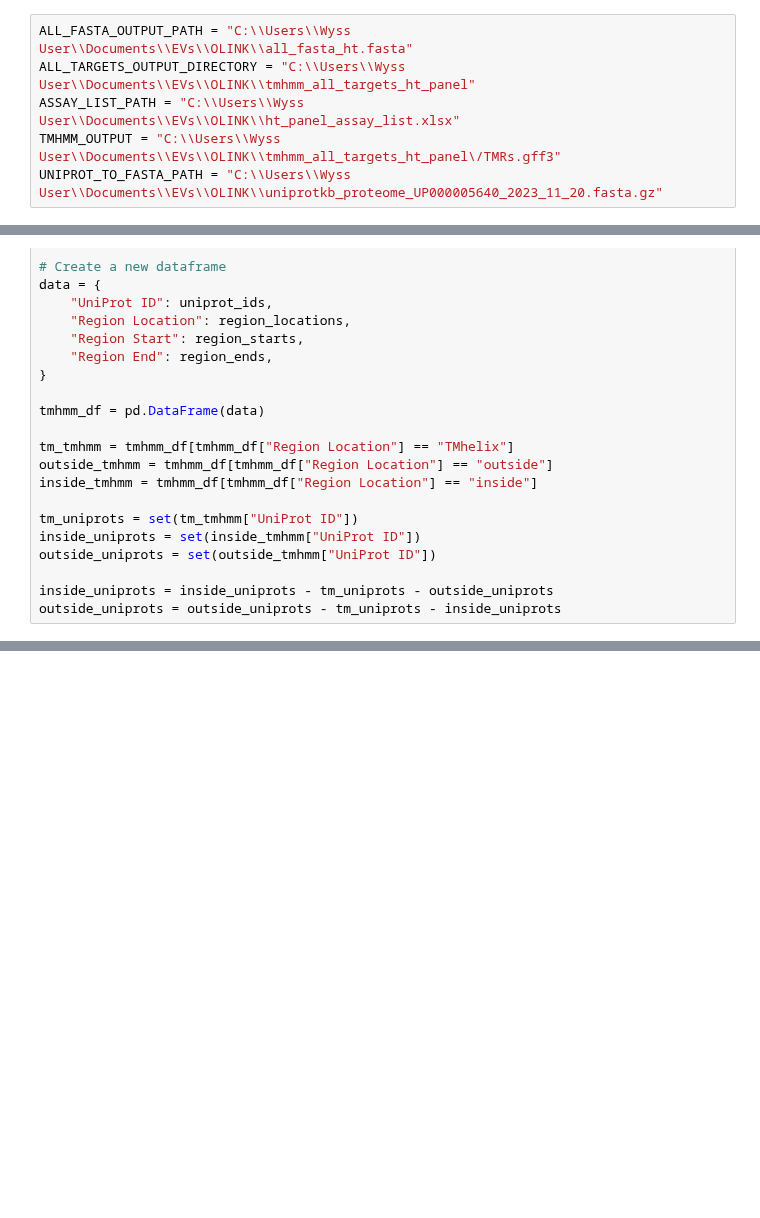
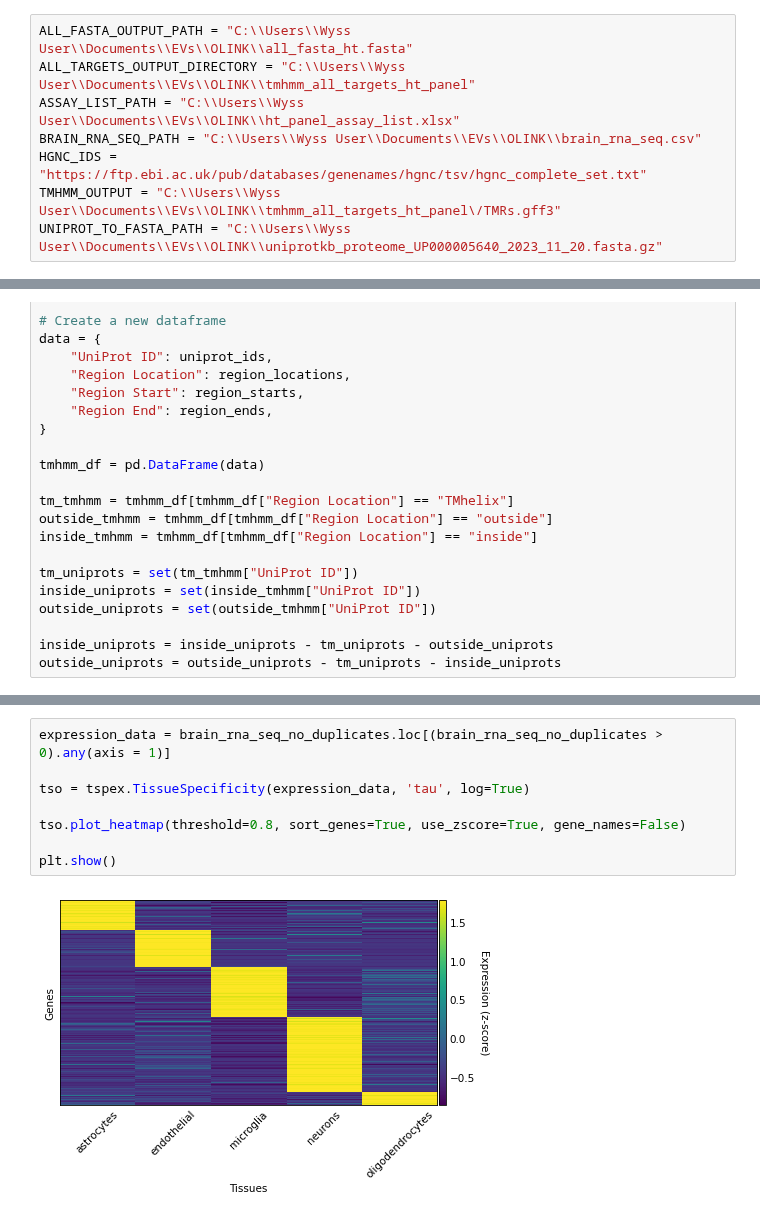
Before and after one commit to Walt-Lab/bdev_mass_spec, a Jupyter notebook: HT_analysis.ipynb, the cells around one changed output, grey strips where cells are left out. Drawn from its saved outputs; the diff is of its cells as text; blank space fills up the shorter version.

Commit message:
TSPEX SPM

```diff
--- a/HT_analysis.ipynb
+++ b/HT_analysis.ipynb
@@ -14,6 +20,8 @@ import pandas as pd
 ALL_FASTA_OUTPUT_PATH = "C:\\Users\\Wyss User\\Documents\\EVs\\OLINK\\all_fasta_ht.fasta"
 ALL_TARGETS_OUTPUT_DIRECTORY = "C:\\Users\\Wyss User\\Documents\\EVs\\OLINK\\tmhmm_all_targets_ht_panel"
 ASSAY_LIST_PATH = "C:\\Users\\Wyss User\\Documents\\EVs\\OLINK\\ht_panel_assay_list.xlsx"
+BRAIN_RNA_SEQ_PATH = "C:\\Users\\Wyss User\\Documents\\EVs\\OLINK\\brain_rna_seq.csv"
+HGNC_IDS = "https://ftp.ebi.ac.uk/pub/databases/genenames/hgnc/tsv/hgnc_complete_set.txt"
 TMHMM_OUTPUT = "C:\\Users\\Wyss User\\Documents\\EVs\\OLINK\\tmhmm_all_targets_ht_panel\/TMRs.gff3"
 UNIPROT_TO_FASTA_PATH = "C:\\Users\\Wyss User\\Documents\\EVs\\OLINK\\uniprotkb_proteome_UP000005640_2023_11_20.fasta.gz"
 # %%
@@ -158,0 +183,10 @@ len(outside_uniprots)
+# %%
+expression_data = brain_rna_seq_no_duplicates.loc[(brain_rna_seq_no_duplicates > 0).any(axis = 1)]
+
+tso = tspex.TissueSpecificity(expression_data, 'tau', log=True)
+
+tso.plot_heatmap(threshold=0.8, sort_genes=True, use_zscore=True, gene_names=False)
+
+plt.show()
+# %% [output]
+[figure, added]
```
Also changed, not shown: parts of 17 cells of this notebook.
